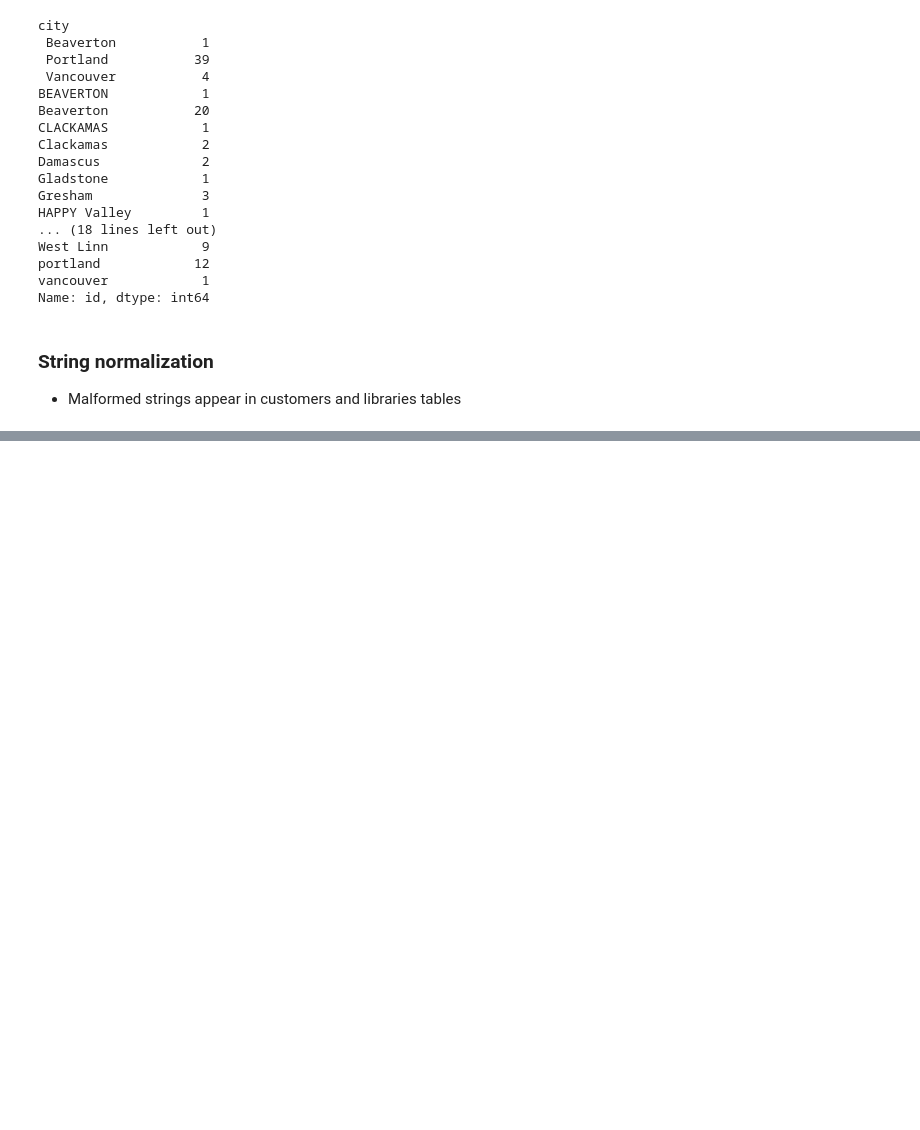
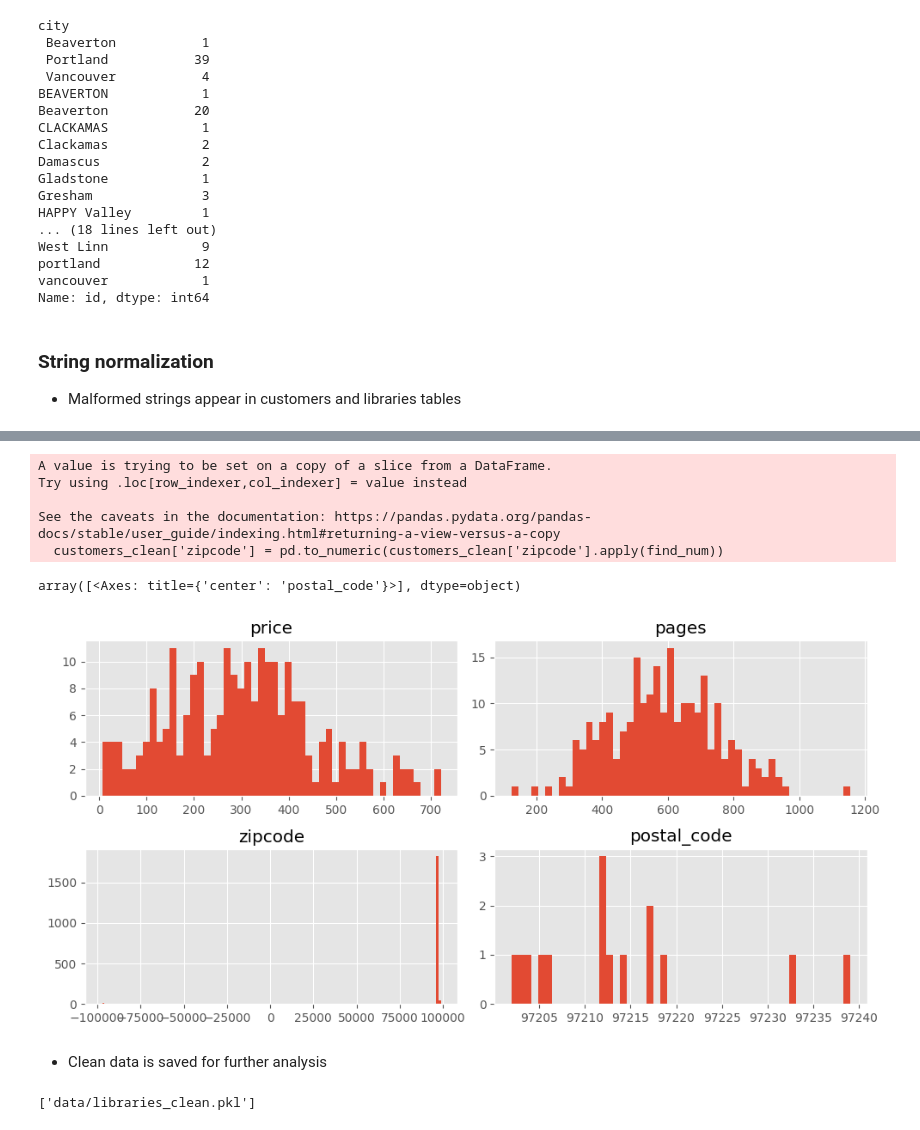
Before and after one commit to cokoladnomleko/book-return-analysis, a Jupyter notebook: data_cleaning.ipynb, the cells around one changed output, grey strips where cells are left out. Saved outputs shown, nothing was run; the diff lists cells and outputs as text; code cells hidden in the pictures; blank space fills up the shorter version.

Commit message:
data analysis notebook

```diff
--- a/data_cleaning.ipynb
+++ b/data_cleaning.ipynb
@@ -215,0 +273,32 @@ for col in ['name', 'city', 'state', 'street_address', 'gender', 'education', 'o
+# %%
+pattern = r"[-+]?\d*\.\d+|\d+"
+find_num = lambda x: np.nan if x is np.nan else re.findall(pattern, x)[0]
+
+books['price'] = pd.to_numeric(books['price'].apply(find_num))
+books['pages'] = pd.to_numeric(books['pages'].apply(find_num))
+customers_clean['zipcode'] = pd.to_numeric(customers_clean['zipcode'].apply(find_num))
+libraries['postal_code'] = pd.to_numeric(libraries['postal_code'].apply(find_num))
+# %% [output]
+A value is trying to be set on a copy of a slice from a DataFrame.
+Try using .loc[row_indexer,col_indexer] = value instead
+
+See the caveats in the documentation: https://pandas.pydata.org/pandas-docs/stable/user_guide/indexing.html#returning-a-view-versus-a-copy
+  customers_clean['zipcode'] = pd.to_numeric(customers_clean['zipcode'].apply(find_num))
+# %%
+fig, ax = plt.subplots(2, 2, figsize=(10, 5), tight_layout=True)
+books.hist(column='price', bins=50, ax=ax[0][0])
+books.hist(column='pages', bins=50, ax=ax[0][1])
+customers_clean.hist(column='zipcode', bins=150, ax=ax[1][0])
+libraries.hist(column='postal_code', bins=50, ax=ax[1][1])
+# %% [output]
+array([<Axes: title={'center': 'postal_code'}>], dtype=object)
+[figure, added]
+# %% [markdown]
+* Clean data is saved for further analysis
+# %%
+joblib.dump(customers_clean, 'data/customers_clean.pkl')
+joblib.dump(checkouts_clean, 'data/checkouts_clean.pkl')
+joblib.dump(books, 'data/books_clean.pkl')
+joblib.dump(libraries, 'data/libraries_clean.pkl')
+# %% [output]
+['data/libraries_clean.pkl']
```
Also changed, not shown: parts of 12 cells of this notebook, 2 other files.
